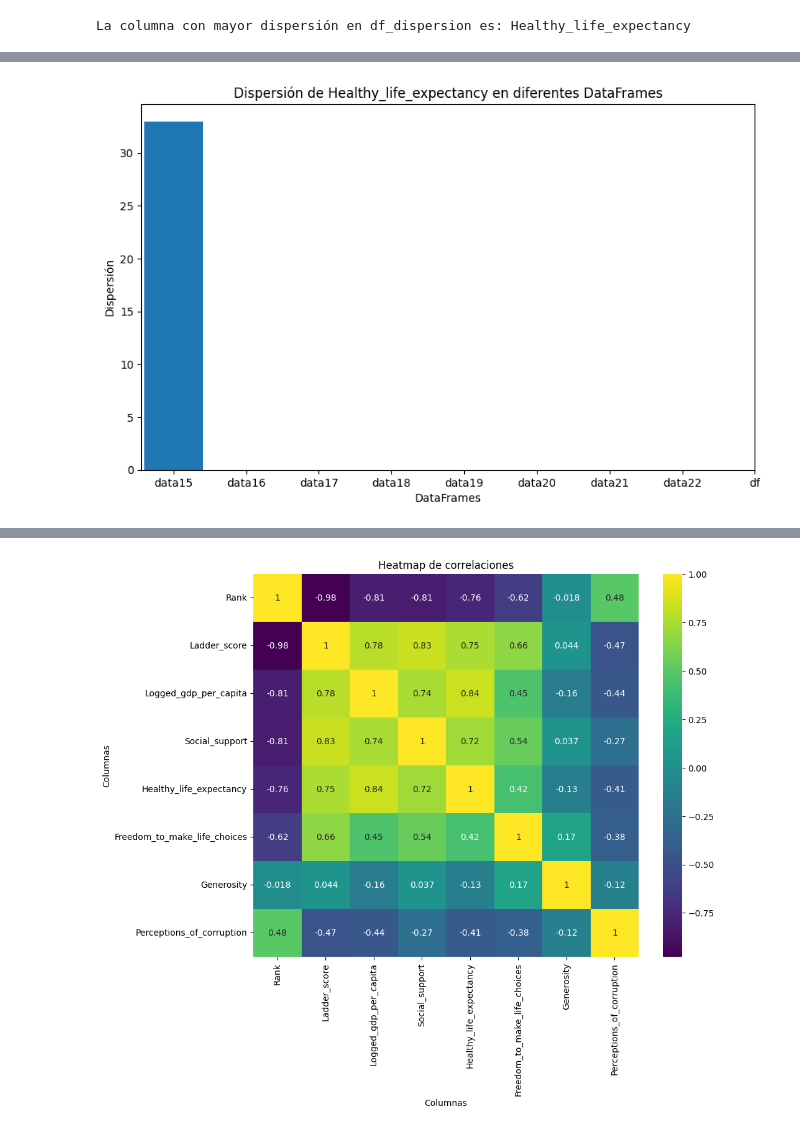
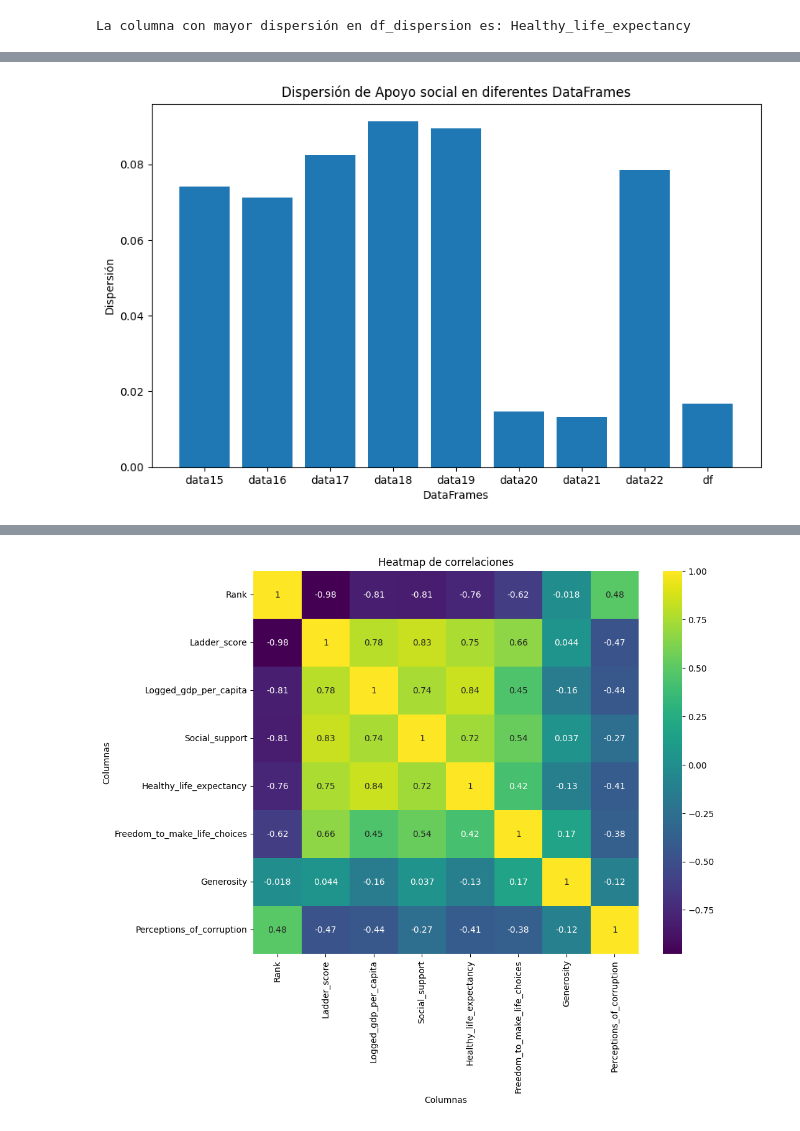
Before and after one commit to jose-luis666/w8-final_project, a Jupyter notebook: Untitled-2.ipynb, the cells around one changed output, grey strips where cells are left out. Drawn from its saved outputs; the diff is of its cells as text; code cells hidden in the pictures.

```diff
--- a/Untitled-2.ipynb
+++ b/Untitled-2.ipynb
@@ -589,3 +589,26 @@ columna_mayor_dispersion = df_dispersion[columnas_numericas].var().idxmax()
 print("La columna con mayor dispersión en df_dispersion es:", columna_mayor_dispersion)
 # %% [output]
 La columna con mayor dispersión en df_dispersion es: Healthy_life_expectancy
+# %%
+########## esto se borra al final
+
+
+data15 = pd.read_csv('data15_final.csv')
+data16 = pd.read_csv('data16_final.csv')
+data17 = pd.read_csv('data17_final.csv')
+data18 = pd.read_csv('data18_final.csv')
+data19 = pd.read_csv('data19_final.csv')
+data20 = pd.read_csv('data20_final.csv')
+data21 = pd.read_csv('data21_final.csv')
+data22 = pd.read_csv('data22_final.csv')
+# %%
+# Observemos ahora la dispersión de la variable Apoyo social, para ver cuánto de parecidas son las puntuaciones que le dan los ciudadanos a este aspecto
+
+# Creamos una lista de nombres de los DataFrames para luego incluirla en el bucle
+nombres_dataframes = ['data15', 'data16', 'data17', 'data18', 'data19', 'data20', 'data21', 'data22', 'df']
+
+# Calcula la dispersión de 'Social_support' en cada DataFrame y muestra los resultados
+for nombre in nombres_dataframes:
+    dataframe = globals()[nombre]  # Obtiene el DataFrame a partir del nombre de la variable
+    dispersion = dataframe['Social_support'].var()
+    print(f"Dispersión en {nombre}: {dispersion}")
@@ -592,28 +625,25 @@ La columna con mayor dispersión en df_dispersion es: Healthy_life_expectancy
 # %%
-# Observemos entonces la esperanza de vida saludable en el histórico
-
-import pandas as pd
-import matplotlib.pyplot as plt
+# Observemos ahora el apoyo social en el histórico
 
 # Crea una lista con los DataFrames
 dataframes_disp = [data15, data16, data17, data18, data19, data20, data21, data22, df]
 
 # Crea una lista para almacenar las dispersiones de cada DataFrame
 dispersiones = []
 
 # Calcula la varianza de 'Healthy_life_expectancy' en cada DataFrame y agrega los resultados a la lista
 for dataframe in dataframes_disp:
-    if 'Healthy_life_expectancy' in dataframe.columns:
-        dispersion = dataframe['Healthy_life_expectancy'].var()
+    if 'Social_support' in dataframe.columns:
+        dispersion = dataframe['Social_support'].var()
         dispersiones.append(dispersion)
 
 # Crea el gráfico de dispersión de las dispersiones
 plt.figure(figsize=(10, 6))
 plt.bar(range(len(dispersiones)), dispersiones)
 plt.xticks(range(len(dataframes_disp)), ['data15', 'data16', 'data17', 'data18', 'data19', 'data20', 'data21', 'data22', 'df'])
 plt.xlabel('DataFrames')
 plt.ylabel('Dispersión')
-plt.title('Dispersión de Healthy_life_expectancy en diferentes DataFrames')
+plt.title('Dispersión de Apoyo social en diferentes DataFrames')
 plt.show()
 # %% [output]
-[figure, old version]
+[figure, new version]
```
Also changed, not shown: parts of 10 cells of this notebook, 8 other files.
